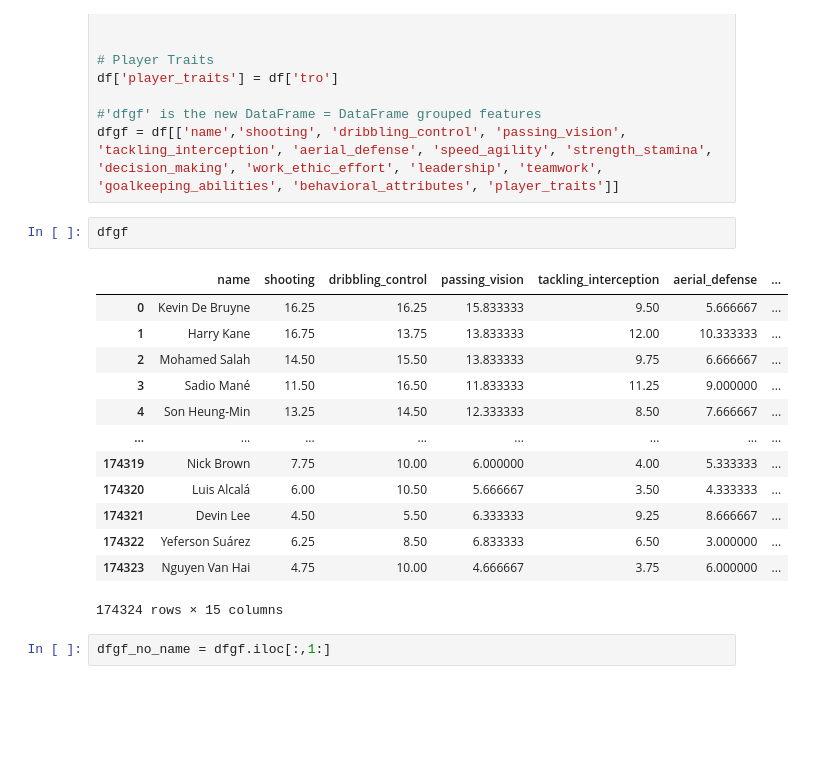
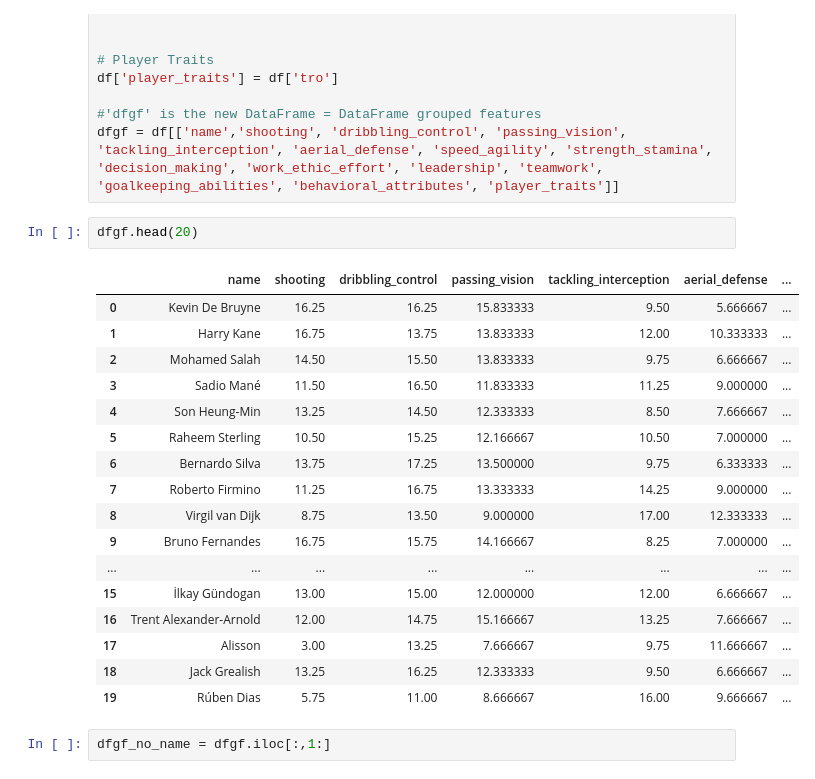
Before and after one commit to maximegoossens99/Moneyball, a Jupyter notebook: notebooks/fictive_player_analysis.ipynb, the cells around one changed output. Drawn from its saved outputs; the diff is of its cells as text; blank space fills up the shorter version.

```diff
--- a/notebooks/fictive_player_analysis.ipynb
+++ b/notebooks/fictive_player_analysis.ipynb
@@ -285,21 +251,25 @@ df['player_traits'] = df['tro']
 #'dfgf' is the new DataFrame = DataFrame grouped features
 dfgf = df[['name','shooting', 'dribbling_control', 'passing_vision', 'tackling_interception', 'aerial_defense', 'speed_agility', 'strength_stamina', 'decision_making', 'work_ethic_effort', 'leadership', 'teamwork', 'goalkeeping_abilities', 'behavioral_attributes', 'player_traits']]
 # %%
-dfgf
+dfgf.head(20)
 # %% [output]
 |  | name | shooting | dribbling_control | passing_vision | tackling_interception | aerial_defense | ... |
 | 0 | Kevin De Bruyne | 16.25 | 16.25 | 15.833333 | 9.50 | 5.666667 | ... |
 | 1 | Harry Kane | 16.75 | 13.75 | 13.833333 | 12.00 | 10.333333 | ... |
 | 2 | Mohamed Salah | 14.50 | 15.50 | 13.833333 | 9.75 | 6.666667 | ... |
 | 3 | Sadio Mané | 11.50 | 16.50 | 11.833333 | 11.25 | 9.000000 | ... |
 | 4 | Son Heung-Min | 13.25 | 14.50 | 12.333333 | 8.50 | 7.666667 | ... |
+| 5 | Raheem Sterling | 10.50 | 15.25 | 12.166667 | 10.50 | 7.000000 | ... |
+| 6 | Bernardo Silva | 13.75 | 17.25 | 13.500000 | 9.75 | 6.333333 | ... |
+| 7 | Roberto Firmino | 11.25 | 16.75 | 13.333333 | 14.25 | 9.000000 | ... |
+| 8 | Virgil van Dijk | 8.75 | 13.50 | 9.000000 | 17.00 | 12.333333 | ... |
+| 9 | Bruno Fernandes | 16.75 | 15.75 | 14.166667 | 8.25 | 7.000000 | ... |
 | ... | ... | ... | ... | ... | ... | ... | ... |
-| 174319 | Nick Brown | 7.75 | 10.00 | 6.000000 | 4.00 | 5.333333 | ... |
-| 174320 | Luis Alcalá | 6.00 | 10.50 | 5.666667 | 3.50 | 4.333333 | ... |
-| 174321 | Devin Lee | 4.50 | 5.50 | 6.333333 | 9.25 | 8.666667 | ... |
-| 174322 | Yeferson Suárez | 6.25 | 8.50 | 6.833333 | 6.50 | 3.000000 | ... |
-| 174323 | Nguyen Van Hai | 4.75 | 10.00 | 4.666667 | 3.75 | 6.000000 | ... |
+| 15 | İlkay Gündogan | 13.00 | 15.00 | 12.000000 | 12.00 | 6.666667 | ... |
+| 16 | Trent Alexander-Arnold | 12.00 | 14.75 | 15.166667 | 13.25 | 7.666667 | ... |
+| 17 | Alisson | 3.00 | 13.25 | 7.666667 | 9.75 | 11.666667 | ... |
+| 18 | Jack Grealish | 13.25 | 16.25 | 12.333333 | 9.50 | 6.666667 | ... |
+| 19 | Rúben Dias | 5.75 | 11.00 | 8.666667 | 16.00 | 9.666667 | ... |
-174324 rows × 15 columns
 # %%
 dfgf_no_name = dfgf.iloc[:,1:]
 # %% [markdown]
```
Also changed, not shown: parts of 15 cells of this notebook, 1 other file.
